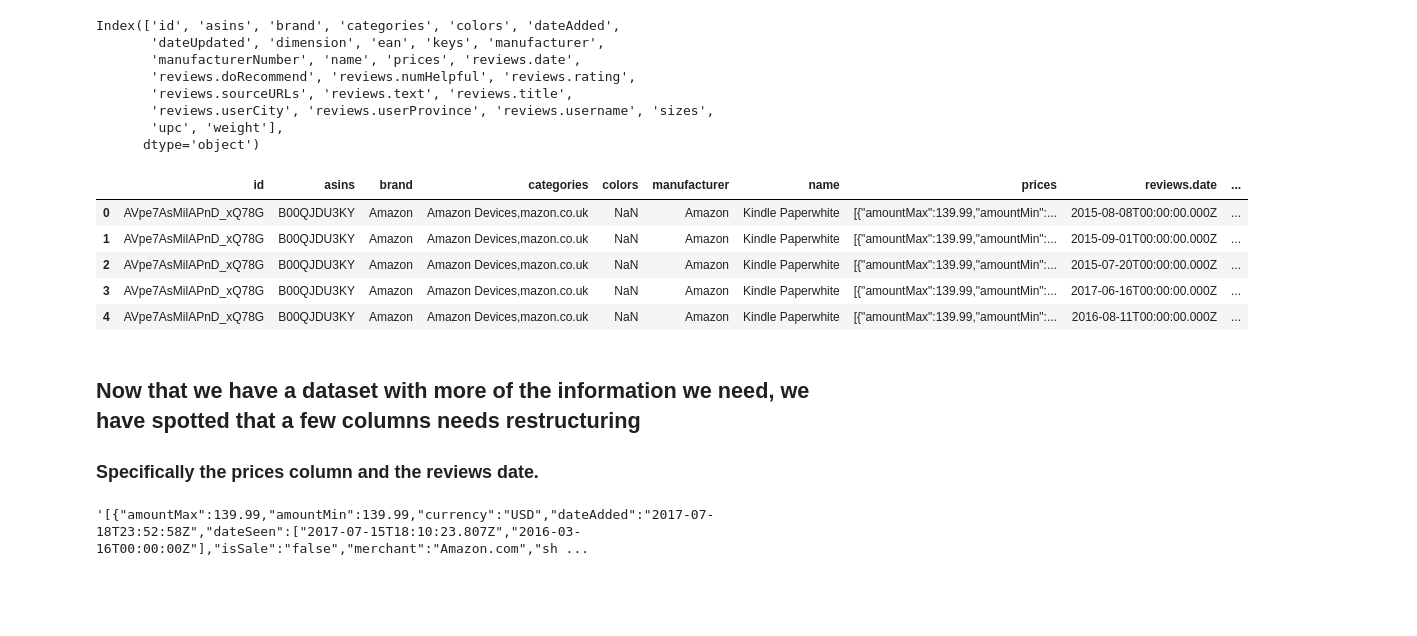
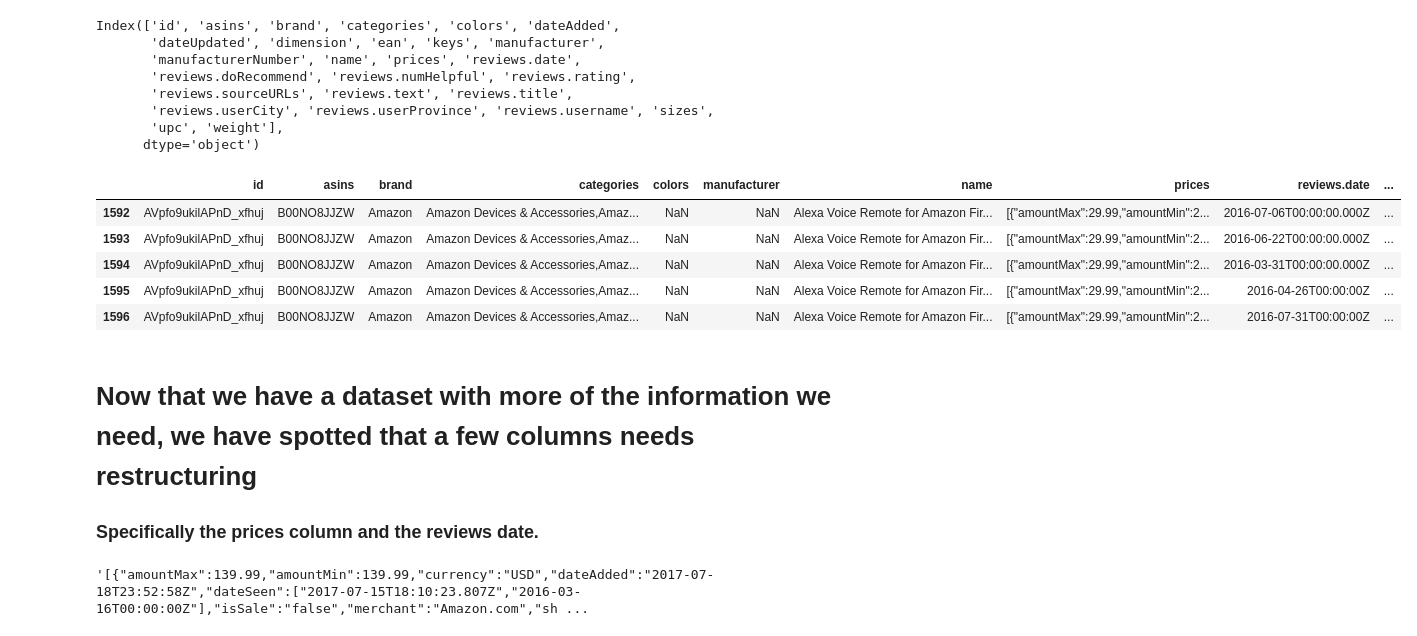
Before and after one commit to Adamb0lt/Amazon_product_reviews_analysis_stats, a Jupyter notebook: amazon_reviews.ipynb, the cells around one changed output. Cells and saved outputs as stored; diff of their text form; code cells hidden in the pictures; blank space fills up the shorter version.

```diff
--- a/amazon_reviews.ipynb
+++ b/amazon_reviews.ipynb
@@ -64,21 +64,21 @@ Index(['id', 'asins', 'brand', 'categories', 'colors', 'dateAdded',
 # %%
 # Lets make a new df including more of what is actually relevant
 relevant_columns = ['id', 'asins', 'brand', 'categories', 'colors', 'manufacturer',
         'name', 'prices', 'reviews.date',
        'reviews.doRecommend', 'reviews.numHelpful', 'reviews.rating', 'reviews.text', 'reviews.title',
        'reviews.userCity', 'reviews.username', 'sizes',
        'upc', 'weight']
 product_reviews = df[relevant_columns]
-product_reviews.head()
+product_reviews.tail()
 # %% [output]
 |  | id | asins | brand | categories | colors | manufacturer | name | prices | reviews.date | ... |
-| 0 | AVpe7AsMilAPnD_xQ78G | B00QJDU3KY | Amazon | Amazon Devices,mazon.co.uk | NaN | Amazon | Kindle Paperwhite | [{"amountMax":139.99,"amountMin":... | 2015-08-08T00:00:00.000Z | ... |
-| 1 | AVpe7AsMilAPnD_xQ78G | B00QJDU3KY | Amazon | Amazon Devices,mazon.co.uk | NaN | Amazon | Kindle Paperwhite | [{"amountMax":139.99,"amountMin":... | 2015-09-01T00:00:00.000Z | ... |
-| 2 | AVpe7AsMilAPnD_xQ78G | B00QJDU3KY | Amazon | Amazon Devices,mazon.co.uk | NaN | Amazon | Kindle Paperwhite | [{"amountMax":139.99,"amountMin":... | 2015-07-20T00:00:00.000Z | ... |
-| 3 | AVpe7AsMilAPnD_xQ78G | B00QJDU3KY | Amazon | Amazon Devices,mazon.co.uk | NaN | Amazon | Kindle Paperwhite | [{"amountMax":139.99,"amountMin":... | 2017-06-16T00:00:00.000Z | ... |
-| 4 | AVpe7AsMilAPnD_xQ78G | B00QJDU3KY | Amazon | Amazon Devices,mazon.co.uk | NaN | Amazon | Kindle Paperwhite | [{"amountMax":139.99,"amountMin":... | 2016-08-11T00:00:00.000Z | ... |
+| 1592 | AVpfo9ukilAPnD_xfhuj | B00NO8JJZW | Amazon | Amazon Devices & Accessories,Amaz... | NaN | NaN | Alexa Voice Remote for Amazon Fir... | [{"amountMax":29.99,"amountMin":2... | 2016-07-06T00:00:00.000Z | ... |
+| 1593 | AVpfo9ukilAPnD_xfhuj | B00NO8JJZW | Amazon | Amazon Devices & Accessories,Amaz... | NaN | NaN | Alexa Voice Remote for Amazon Fir... | [{"amountMax":29.99,"amountMin":2... | 2016-06-22T00:00:00.000Z | ... |
+| 1594 | AVpfo9ukilAPnD_xfhuj | B00NO8JJZW | Amazon | Amazon Devices & Accessories,Amaz... | NaN | NaN | Alexa Voice Remote for Amazon Fir... | [{"amountMax":29.99,"amountMin":2... | 2016-03-31T00:00:00.000Z | ... |
+| 1595 | AVpfo9ukilAPnD_xfhuj | B00NO8JJZW | Amazon | Amazon Devices & Accessories,Amaz... | NaN | NaN | Alexa Voice Remote for Amazon Fir... | [{"amountMax":29.99,"amountMin":2... | 2016-04-26T00:00:00Z | ... |
+| 1596 | AVpfo9ukilAPnD_xfhuj | B00NO8JJZW | Amazon | Amazon Devices & Accessories,Amaz... | NaN | NaN | Alexa Voice Remote for Amazon Fir... | [{"amountMax":29.99,"amountMin":2... | 2016-07-31T00:00:00Z | ... |
 # %% [markdown]
-## Now that we have a dataset with more of the information we need, we have spotted that a few columns needs restructuring
+# Now that we have a dataset with more of the information we need, we have spotted that a few columns needs restructuring
 ### Specifically the prices column and the reviews date.
 # %%
 product_reviews['prices'][0]
```
Also changed, not shown: parts of 14 cells of this notebook, 2 other files.
